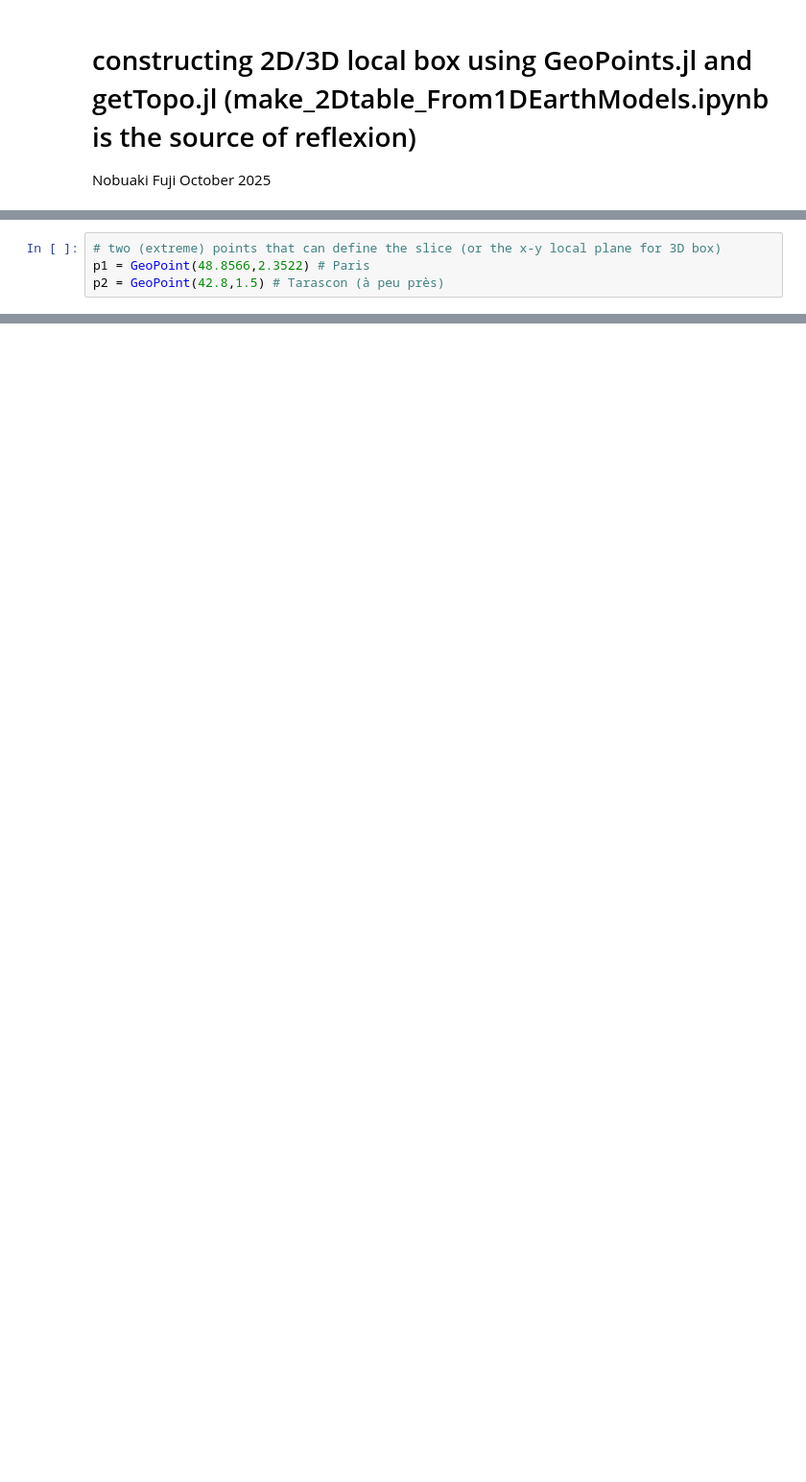
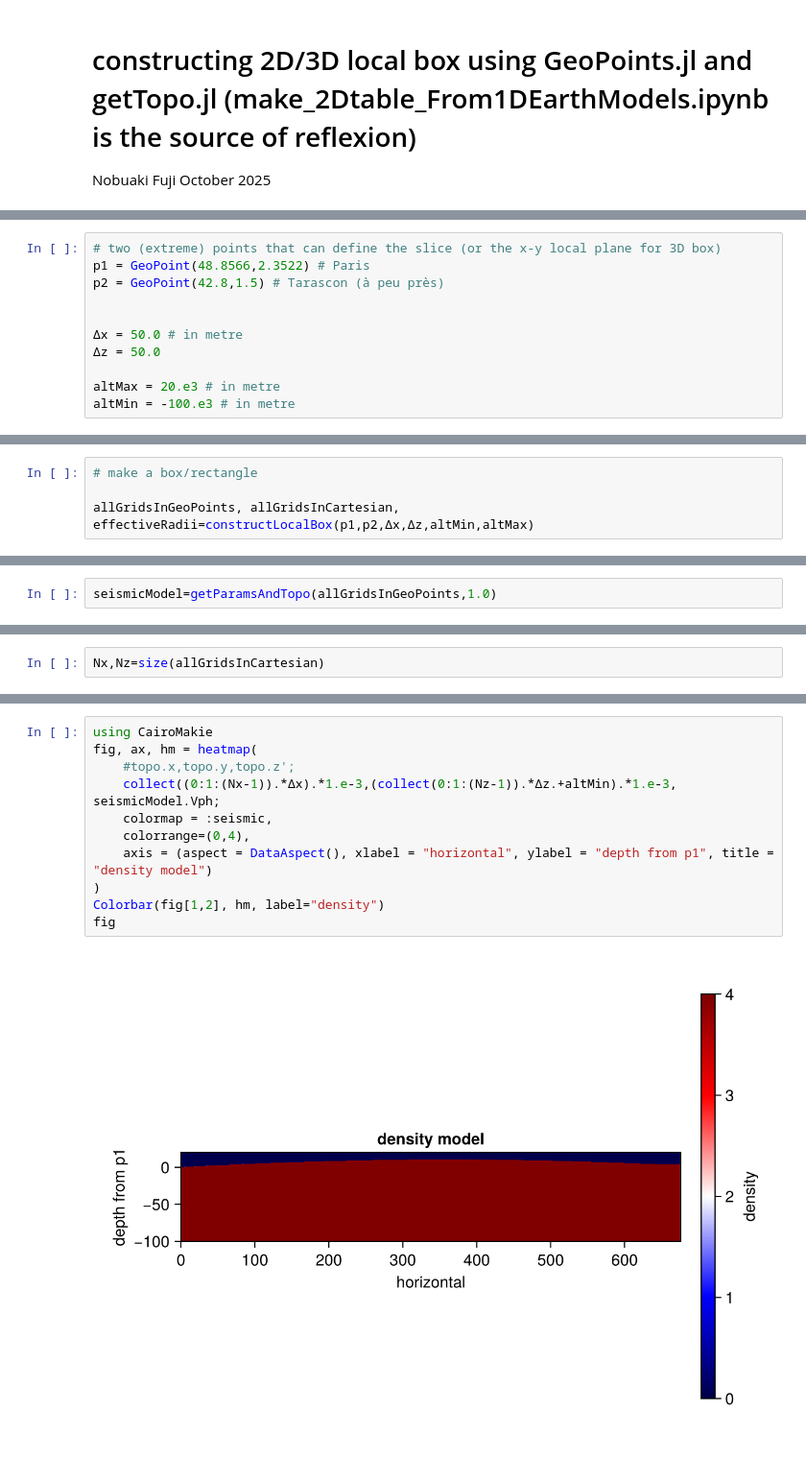
Before and after one commit to seismobassoon/flexibleOPT, a Jupyter notebook: OPTmotors/misc/geopoints_exercises.ipynb, the cells around one changed output, grey strips where cells are left out. Shown at 96% size. Saved outputs shown, nothing was run; the diff lists cells and outputs as text; blank space fills up the shorter version.

```diff
--- a/OPTmotors/misc/geopoints_exercises.ipynb
+++ b/OPTmotors/misc/geopoints_exercises.ipynb
@@ -28,4 +36,11 @@ using .DSM1D
 # two (extreme) points that can define the slice (or the x-y local plane for 3D box)
 p1 = GeoPoint(48.8566,2.3522) # Paris
 p2 = GeoPoint(42.8,1.5) # Tarascon (à peu près)
+
+
+Δx = 50.0 # in metre
+Δz = 50.0
+
+altMax = 20.e3 # in metre
+altMin = -100.e3 # in metre
 # %% [output]
@@ -39,0 +53,4 @@ makeLocalCoordinates(p1,p2)
+# %%
+# make a box/rectangle
+
+allGridsInGeoPoints, allGridsInCartesian, effectiveRadii=constructLocalBox(p1,p2,Δx,Δz,altMin,altMax)
@@ -39,0 +63,2 @@ makeLocalCoordinates(p1,p2)
+# %%
+seismicModel=getParamsAndTopo(allGridsInGeoPoints,1.0)
@@ -39,0 +68,2 @@ makeLocalCoordinates(p1,p2)
+# %%
+Nx,Nz=size(allGridsInCartesian)
@@ -39,0 +72,13 @@ makeLocalCoordinates(p1,p2)
+# %%
+using CairoMakie
+fig, ax, hm = heatmap(
+    #topo.x,topo.y,topo.z';
+    collect((0:1:(Nx-1)).*Δx).*1.e-3,(collect(0:1:(Nz-1)).*Δz.+altMin).*1.e-3, seismicModel.Vph;
+    colormap = :seismic,
+    colorrange=(0,4),
+    axis = (aspect = DataAspect(), xlabel = "horizontal", ylabel = "depth from p1", title = "density model")
+)
+Colorbar(fig[1,2], hm, label="density")
+fig
+# %% [output]
+[figure, added]
```
Also changed, not shown: parts of 9 cells of this notebook, 3 other files.
